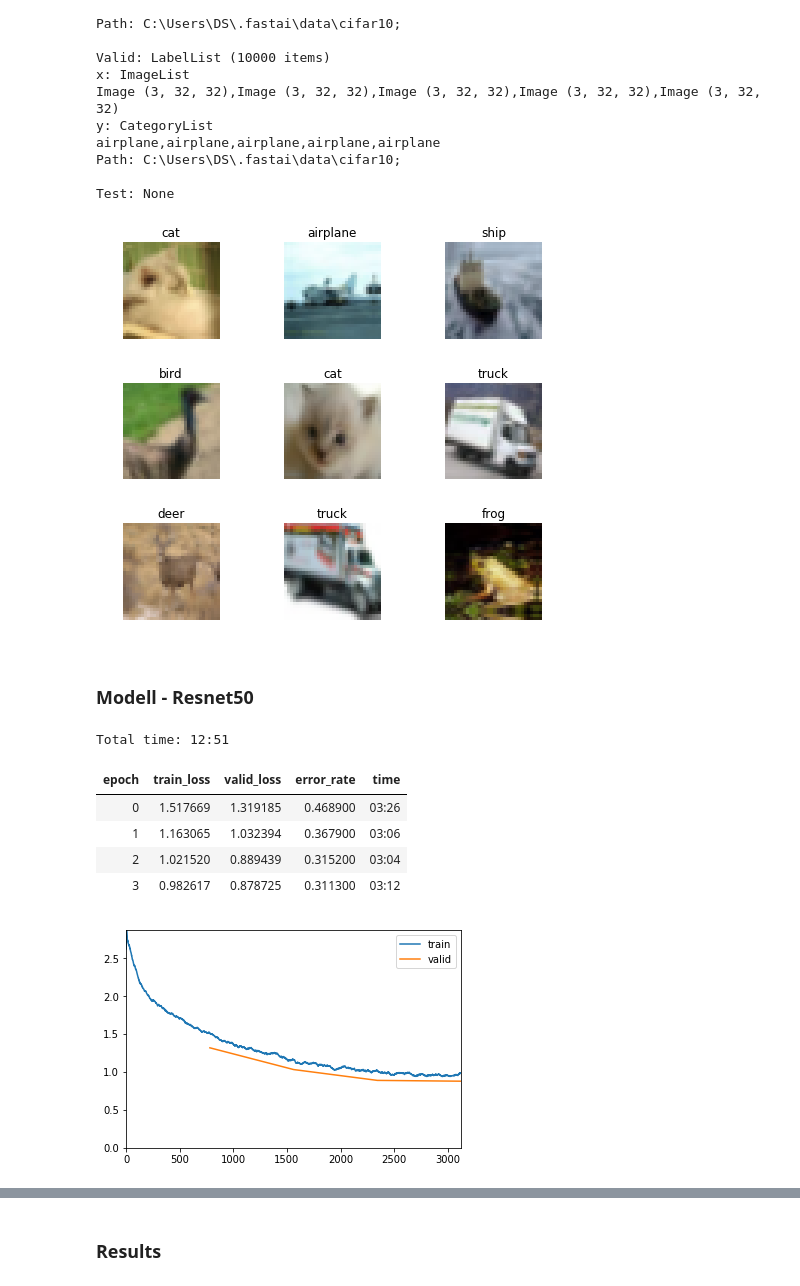
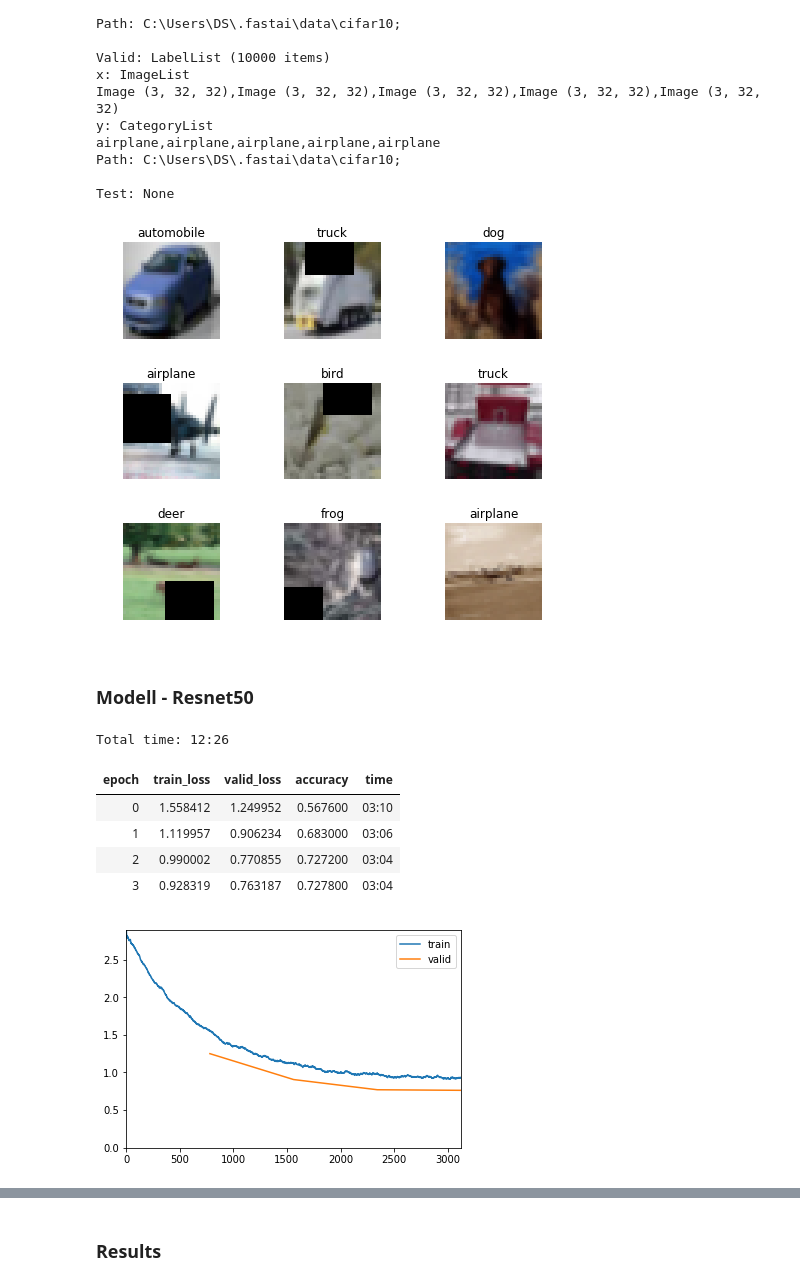
Before and after one commit to Bitterlemon42/nas-referenzmodelle, a Jupyter notebook: Fastai Benchmark Model.ipynb, the cells around one changed output, grey strips where cells are left out. Saved outputs shown, nothing was run; the diff lists cells and outputs as text; code cells hidden in the pictures.

```diff
--- a/Fastai Benchmark Model.ipynb
+++ b/Fastai Benchmark Model.ipynb
@@ -19,8 +21,11 @@ from fastai.text import *
 path = untar_data(URLs.CIFAR); path
 # %% [output]
 WindowsPath('C:/Users/DS/.fastai/data/cifar10')
+# %%
+xtra_tfms = [cutout(n_holes=(1,1),length=(16,16),p=.5)]
+tfms = get_transforms(xtra_tfms=xtra_tfms)
 # %%
-data = ImageDataBunch.from_folder(path, ds_tfms=get_transforms(), size=32)
+data = ImageDataBunch.from_folder(path, ds_tfms=tfms, size=32)
 data.normalize(cifar_stats)
 # %% [output]
 ImageDataBunch;
@@ -41,22 +46,22 @@ Path: C:\Users\DS\.fastai\data\cifar10;
 
 Test: None
 # %%
-data.show_batch(rows=3, figsize=(7,6))
+data.show_batch(rows=3, figsize=(7,6), return_fig=True)
 # %% [output]
-[figure, old version]
+[figure, new version]
 # %% [markdown]
 ### Modell - Resnet50
 # %%
-learn = cnn_learner(data, models.resnet50, metrics = error_rate, callback_fns=ShowGraph)
-learn.fit_one_cycle(4)
+learn = cnn_learner(data, models.resnet50, metrics = [accuracy], callback_fns=ShowGraph)
+learn.fit_one_cycle(4, 1e-3, wd=0.03)
 # %% [output]
-Total time: 12:51
+Total time: 12:26
-| epoch | train_loss | valid_loss | error_rate | time |
-| 0 | 1.517669 | 1.319185 | 0.468900 | 03:26 |
-| 1 | 1.163065 | 1.032394 | 0.367900 | 03:06 |
-| 2 | 1.021520 | 0.889439 | 0.315200 | 03:04 |
-| 3 | 0.982617 | 0.878725 | 0.311300 | 03:12 |
+| epoch | train_loss | valid_loss | accuracy | time |
+| 0 | 1.558412 | 1.249952 | 0.567600 | 03:10 |
+| 1 | 1.119957 | 0.906234 | 0.683000 | 03:06 |
+| 2 | 0.990002 | 0.770855 | 0.727200 | 03:04 |
+| 3 | 0.928319 | 0.763187 | 0.727800 | 03:04 |
-[figure, old version]
+[figure, new version]
 # %%
 learn.lr_find()
 # %% [output]
```
Also changed, not shown: parts of 44 cells of this notebook.
